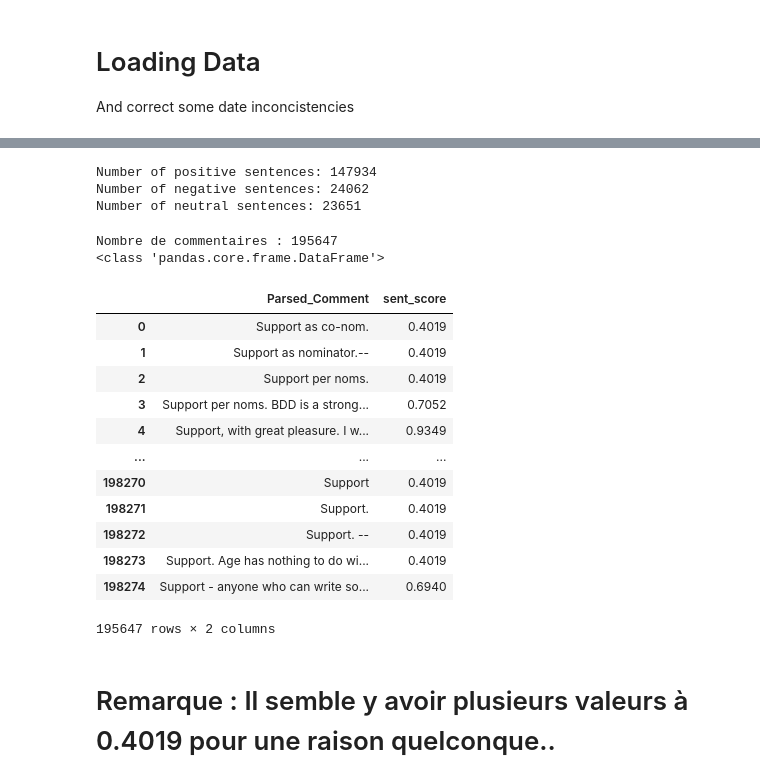
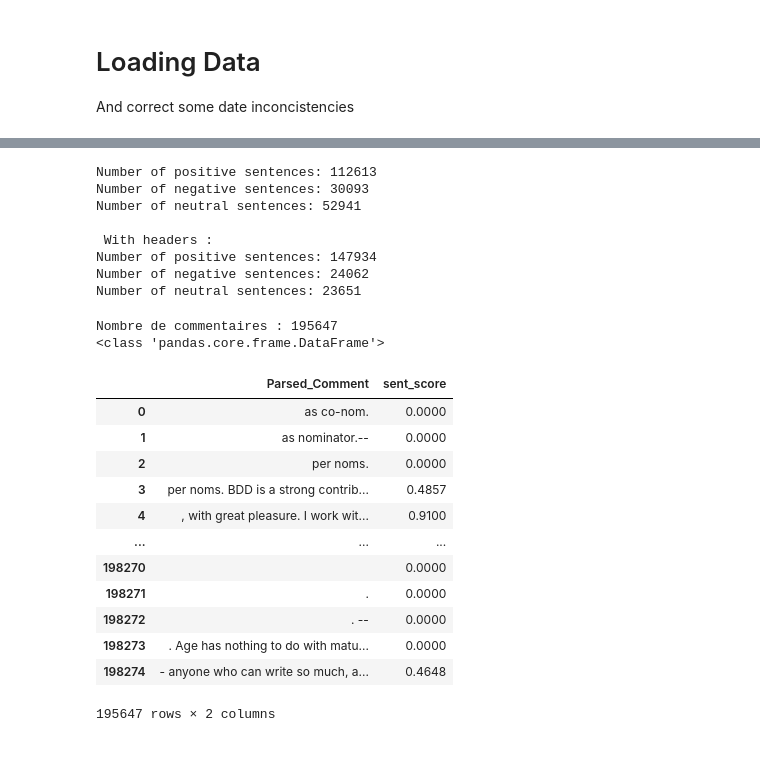
Before and after one commit to epfl-ada/ada-2023-project-abracadabra, a Jupyter notebook: Sentiment_analysis.ipynb, the cells around one changed output, grey strips where cells are left out. Drawn from its saved outputs; the diff is of its cells as text; code cells hidden in the pictures; blank space fills up the shorter version.

Commit message:
sentimentAnalysis18decembre

```diff
--- a/Sentiment_analysis.ipynb
+++ b/Sentiment_analysis.ipynb
@@ -182,0 +157,17 @@ Support as co-nom.
+# %%
+# Strings to remove for sentiment analysis without headers (support, oppose, neutral)
+
+df_sentiment = df_comment.copy()
+df_sentiment_with_headers = df_comment.copy()
+
+support_pattern = re.compile(r'^\bsupport\w*\b', flags=re.IGNORECASE)
+df_sentiment["Parsed_Comment"] = df_sentiment["Parsed_Comment"].str.replace(support_pattern, '', regex=True)
+neutral_pattern = re.compile(r'^\bneutral\w*\b', flags=re.IGNORECASE)
+df_sentiment["Parsed_Comment"] = df_sentiment["Parsed_Comment"].str.replace(neutral_pattern, '', regex=True)
+oppose_pattern = re.compile(r'^\boppose\w*\b', flags=re.IGNORECASE)
+df_sentiment["Parsed_Comment"] = df_sentiment["Parsed_Comment"].str.replace(oppose_pattern, '', regex=True)
+
+#strings_to_remove = ['support', 'neutral', 'oppose']
+
+#for string in strings_to_remove:
+ #   df_sentiment["Parsed_Comment"] = df_sentiment["Parsed_Comment"].str.replace(string, '', case=False)
@@ -197,7 +223,9 @@ Neutral sentiment: 0.426
 Positive sentiment: 0.574
 Compound sentiment: 0.4019
 # %%
-doc = df_comment["Parsed_Comment"]
-doc.shape
+doc = df_sentiment["Parsed_Comment"]
+doc_with_headers = df_sentiment_with_headers["Parsed_Comment"]
+print(doc.shape)
+print(doc_with_headers.shape)
 # %% [output]
 (195647,)
@@ -246,32 +310,41 @@ sents = [analyzer.polarity_scores(sent)['compound'] for sent in doc]
 print('Number of positive sentences:',sum(np.array(sents)>=0.05))
 print('Number of negative sentences:',sum(np.array(sents)<=-0.05))
 print('Number of neutral sentences:',sum(np.abs(np.array(sents))<0.05))
+
+print("\n With headers : ")
+sents_with_headers = [analyzer.polarity_scores(sent)['compound'] for sent in doc_with_headers]
+print('Number of positive sentences:',sum(np.array(sents_with_headers)>=0.05))
+print('Number of negative sentences:',sum(np.array(sents_with_headers)<=-0.05))
+print('Number of neutral sentences:',sum(np.abs(np.array(sents_with_headers))<0.05))
 # %% [output]
+Number of positive sentences: 112613
+Number of negative sentences: 30093
+Number of neutral sentences: 52941
+
+ With headers :
 Number of positive sentences: 147934
 Number of negative sentences: 24062
 Number of neutral sentences: 23651
 # %%
 print("Nombre de commentaires :", len(sents))
 
-doc_copy = doc.copy().to_frame()
+df_sentiment_with_score = doc.copy().to_frame()
 print(type(doc_copy))
-doc_copy["sent_score"] = sents
-doc_copy
+df_sentiment_with_score["sent_score"] = sents
+df_sentiment_with_score
 # %% [output]
 Nombre de commentaires : 195647
 <class 'pandas.core.frame.DataFrame'>
 |  | Parsed_Comment | sent_score |
-| 0 | Support as co-nom. | 0.4019 |
-| 1 | Support as nominator.-- | 0.4019 |
-| 2 | Support per noms. | 0.4019 |
-| 3 | Support per noms. BDD is a strong... | 0.7052 |
-| 4 | Support, with great pleasure. I w... | 0.9349 |
+| 0 | as co-nom. | 0.0000 |
+| 1 | as nominator.-- | 0.0000 |
+| 2 | per noms. | 0.0000 |
+| 3 | per noms. BDD is a strong contrib... | 0.4857 |
+| 4 | , with great pleasure. I work wit... | 0.9100 |
 | ... | ... | ... |
-| 198270 | Support | 0.4019 |
-| 198271 | Support. | 0.4019 |
-| 198272 | Support. -- | 0.4019 |
-| 198273 | Support. Age has nothing to do wi... | 0.4019 |
-| 198274 | Support - anyone who can write so... | 0.6940 |
+| 198270 |  | 0.0000 |
+| 198271 | . | 0.0000 |
+| 198272 | . -- | 0.0000 |
+| 198273 | . Age has nothing to do with matu... | 0.0000 |
+| 198274 | - anyone who can write so much, a... | 0.4648 |
 195647 rows × 2 columns
-# %% [markdown]
-# Remarque : Il semble y avoir plusieurs valeurs à 0.4019 pour une raison quelconque..
```
Also changed, not shown: parts of 23 cells of this notebook.
